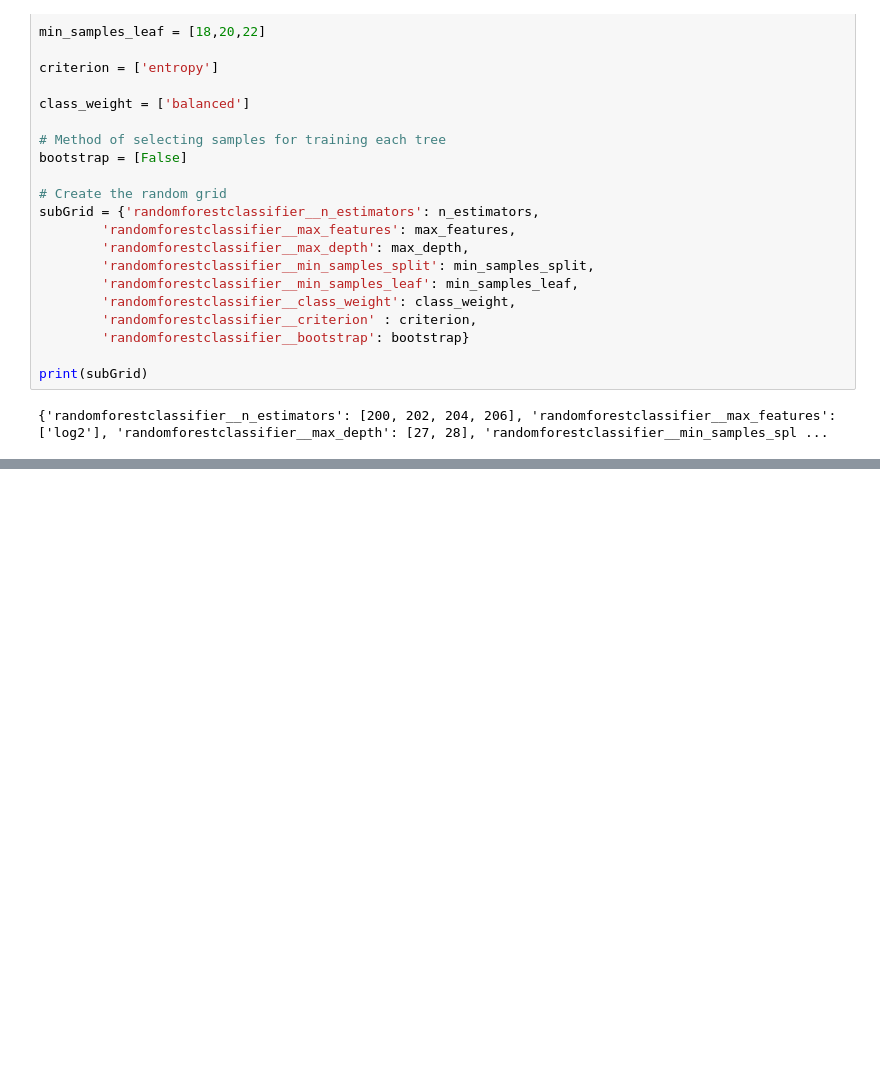
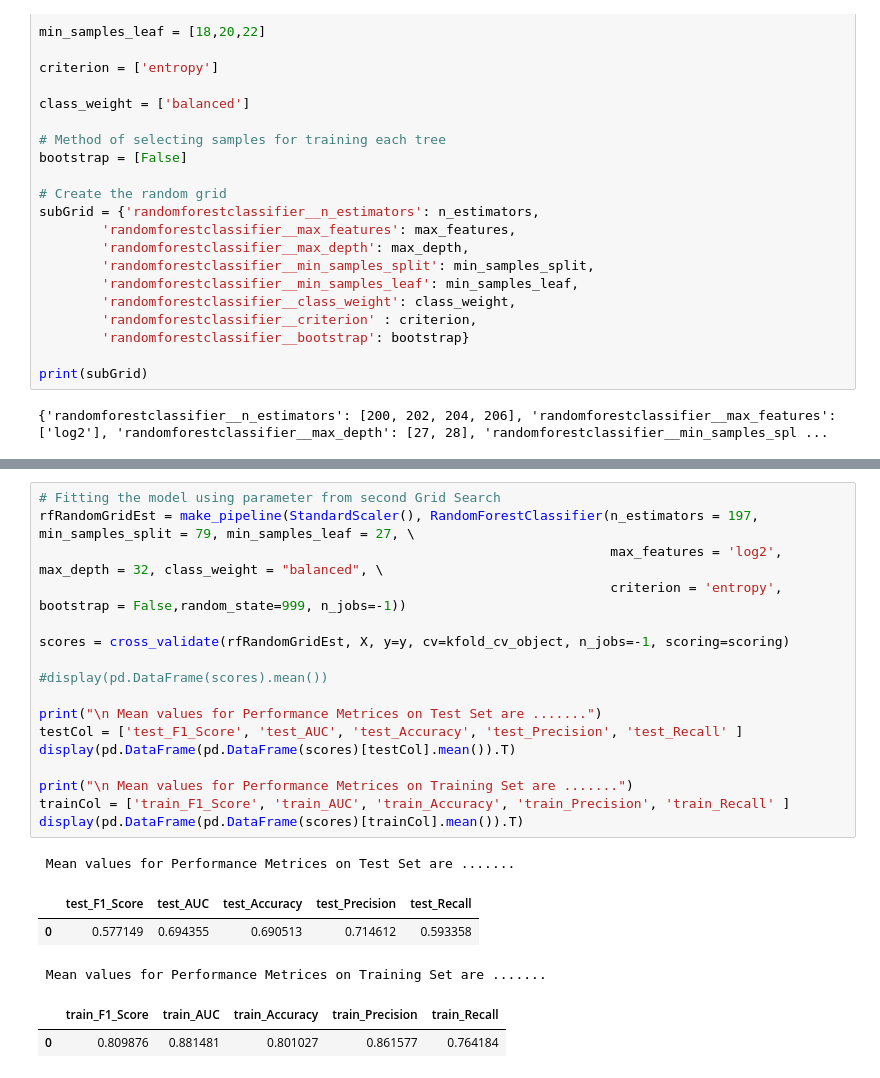
Before and after one commit to nhendersonkuns/awesomedataminers, a Jupyter notebook: Lab2_housing_models_Kumar_RF_GridSearch0308.ipynb, the cells around one changed output, grey strips where cells are left out. Drawn from its saved outputs; the diff is of its cells as text; blank space fills up the shorter version.

```diff
--- a/Lab2_housing_models_Kumar_RF_GridSearch0308.ipynb
+++ b/Lab2_housing_models_Kumar_RF_GridSearch0308.ipynb
@@ -473,0 +827,24 @@ Fitting 10 folds for each of 72 candidates, totalling 720 fits
+# %%
+# Fitting the model using parameter from second Grid Search
+rfRandomGridEst = make_pipeline(StandardScaler(), RandomForestClassifier(n_estimators = 197, min_samples_split = 79, min_samples_leaf = 27, \
+                                                                         max_features = 'log2', max_depth = 32, class_weight = "balanced", \
+                                                                         criterion = 'entropy', bootstrap = False,random_state=999, n_jobs=-1))
+
+scores = cross_validate(rfRandomGridEst, X, y=y, cv=kfold_cv_object, n_jobs=-1, scoring=scoring)
+
+#display(pd.DataFrame(scores).mean())
+
+print("\n Mean values for Performance Metrices on Test Set are .......")
+testCol = ['test_F1_Score', 'test_AUC', 'test_Accuracy', 'test_Precision', 'test_Recall' ]
+display(pd.DataFrame(pd.DataFrame(scores)[testCol].mean()).T)
+
+print("\n Mean values for Performance Metrices on Training Set are .......")
+trainCol = ['train_F1_Score', 'train_AUC', 'train_Accuracy', 'train_Precision', 'train_Recall' ]
+display(pd.DataFrame(pd.DataFrame(scores)[trainCol].mean()).T)
+# %% [output]
+ Mean values for Performance Metrices on Test Set are .......
+|  | test_F1_Score | test_AUC | test_Accuracy | test_Precision | test_Recall |
+| 0 | 0.577149 | 0.694355 | 0.690513 | 0.714612 | 0.593358 |
+ Mean values for Performance Metrices on Training Set are .......
+|  | train_F1_Score | train_AUC | train_Accuracy | train_Precision | train_Recall |
+| 0 | 0.809876 | 0.881481 | 0.801027 | 0.861577 | 0.764184 |
```
Also changed, not shown: parts of 18 cells of this notebook.
